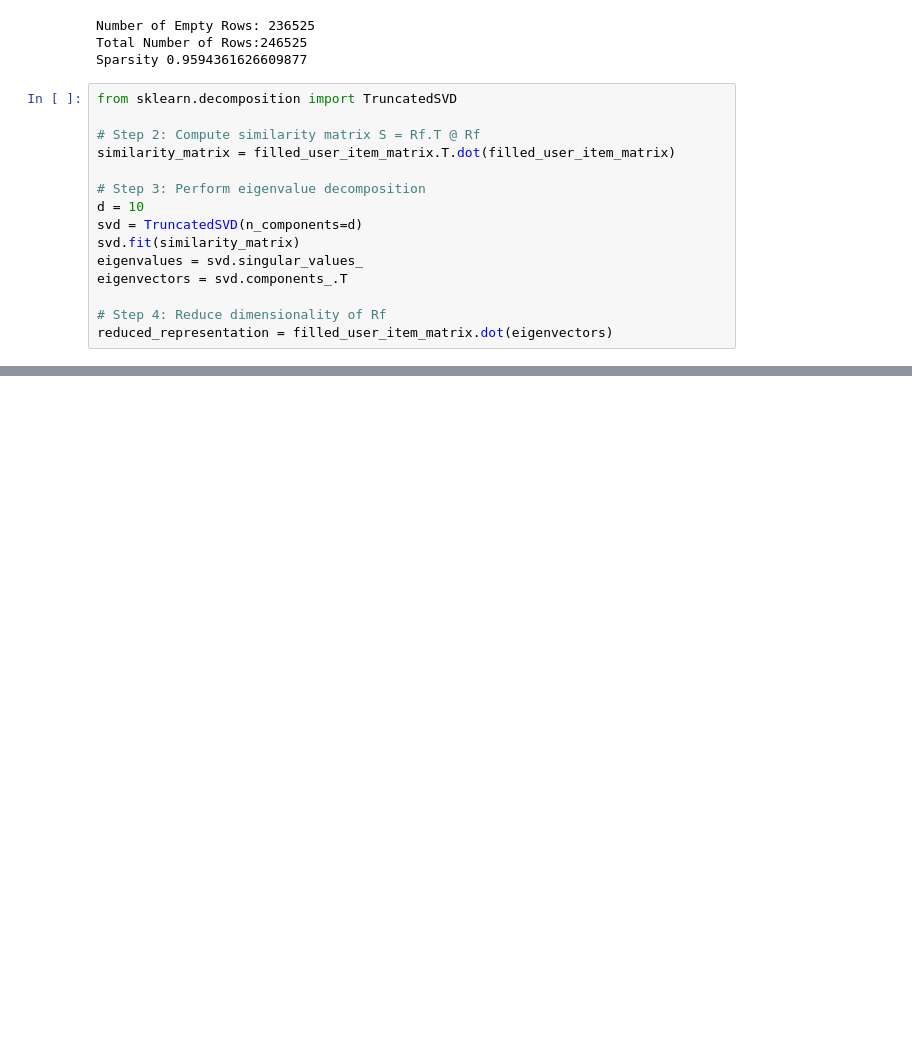
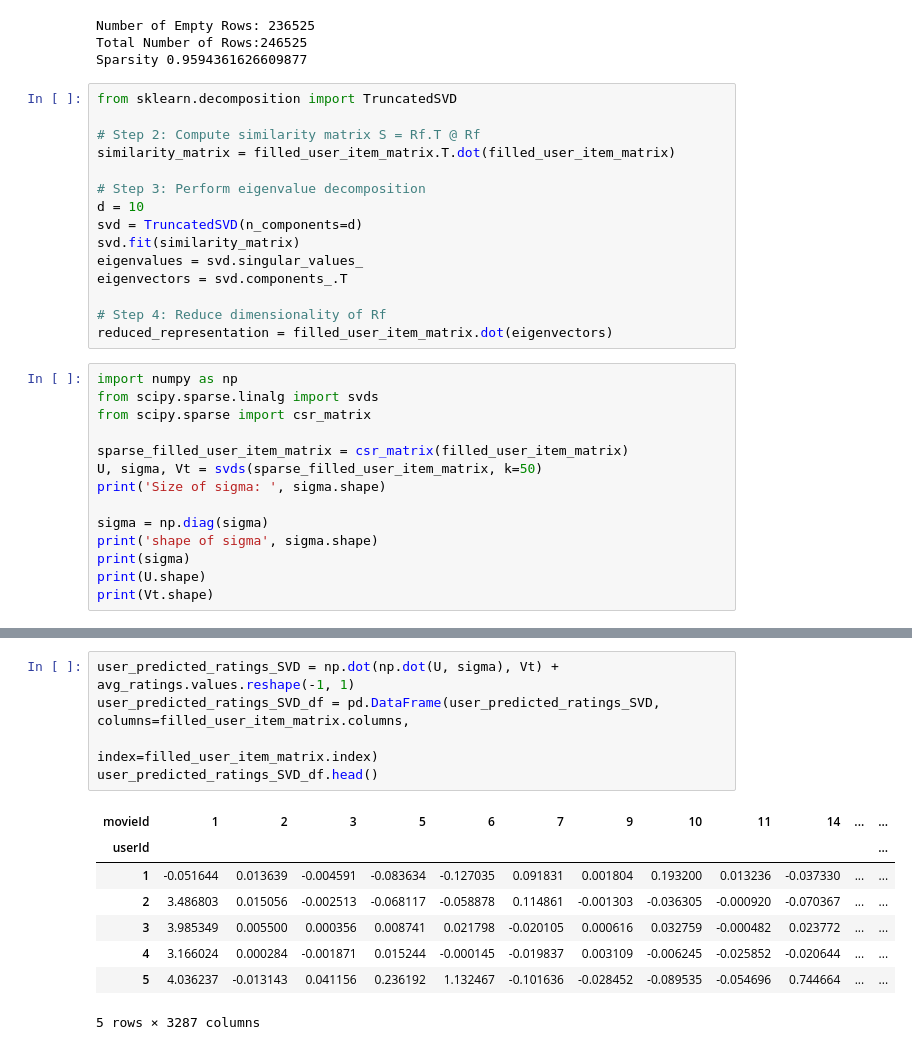
Before and after one commit to skanderkaroui/collaborative_filtering_movie_recommendation, a Jupyter notebook: movie-recommendation-system.ipynb, the cells around one changed output, grey strips where cells are left out. Drawn from its saved outputs; the diff is of its cells as text; blank space fills up the shorter version.

```diff
--- a/movie-recommendation-system.ipynb
+++ b/movie-recommendation-system.ipynb
@@ -148,3 +148,17 @@ eigenvectors = svd.components_.T
 
 # Step 4: Reduce dimensionality of Rf
 reduced_representation = filled_user_item_matrix.dot(eigenvectors)
+# %%
+import numpy as np
+from scipy.sparse.linalg import svds
+from scipy.sparse import csr_matrix
+
+sparse_filled_user_item_matrix = csr_matrix(filled_user_item_matrix)
+U, sigma, Vt = svds(sparse_filled_user_item_matrix, k=50)
+print('Size of sigma: ', sigma.shape)
+
+sigma = np.diag(sigma)
+print('shape of sigma', sigma.shape)
+print(sigma)
+print(U.shape)
+print(Vt.shape)
@@ -150,0 +183,14 @@ reduced_representation = filled_user_item_matrix.dot(eigenvectors)
+# %%
+user_predicted_ratings_SVD = np.dot(np.dot(U, sigma), Vt) + avg_ratings.values.reshape(-1, 1)
+user_predicted_ratings_SVD_df = pd.DataFrame(user_predicted_ratings_SVD, columns=filled_user_item_matrix.columns,
+                                             index=filled_user_item_matrix.index)
+user_predicted_ratings_SVD_df.head()
+# %% [output]
+| movieId | 1 | 2 | 3 | 5 | 6 | 7 | 9 | 10 | 11 | 14 | ... | ... |
+| userId |  |  |  |  |  |  |  |  |  |  |  | ... |
+| 1 | -0.051644 | 0.013639 | -0.004591 | -0.083634 | -0.127035 | 0.091831 | 0.001804 | 0.193200 | 0.013236 | -0.037330 | ... | ... |
+| 2 | 3.486803 | 0.015056 | -0.002513 | -0.068117 | -0.058878 | 0.114861 | -0.001303 | -0.036305 | -0.000920 | -0.070367 | ... | ... |
+| 3 | 3.985349 | 0.005500 | 0.000356 | 0.008741 | 0.021798 | -0.020105 | 0.000616 | 0.032759 | -0.000482 | 0.023772 | ... | ... |
+| 4 | 3.166024 | 0.000284 | -0.001871 | 0.015244 | -0.000145 | -0.019837 | 0.003109 | -0.006245 | -0.025852 | -0.020644 | ... | ... |
+| 5 | 4.036237 | -0.013143 | 0.041156 | 0.236192 | 1.132467 | -0.101636 | -0.028452 | -0.089535 | -0.054696 | 0.744664 | ... | ... |
+5 rows × 3287 columns
```
Also changed, not shown: parts of 1 cell of this notebook.
